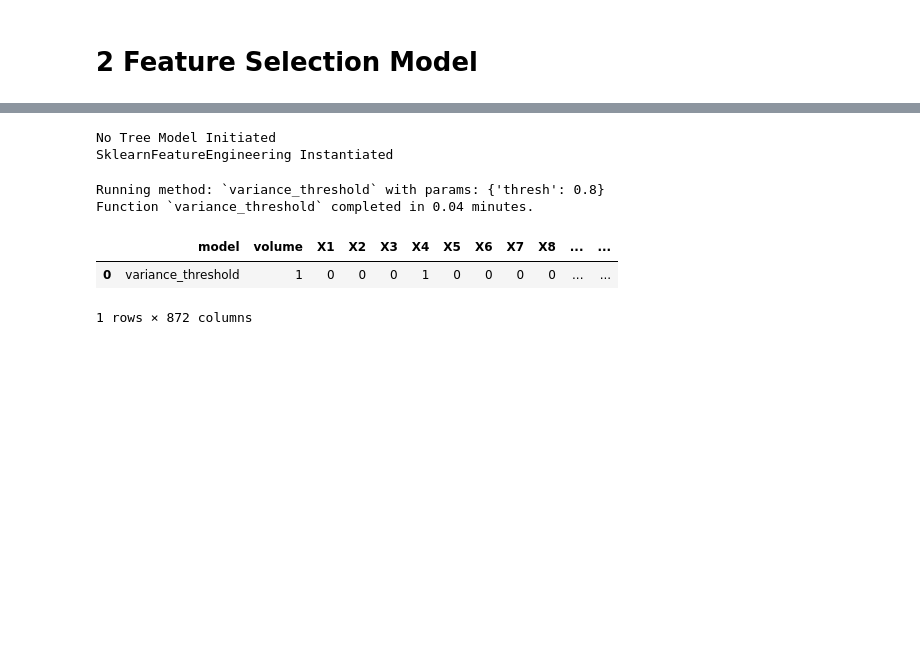
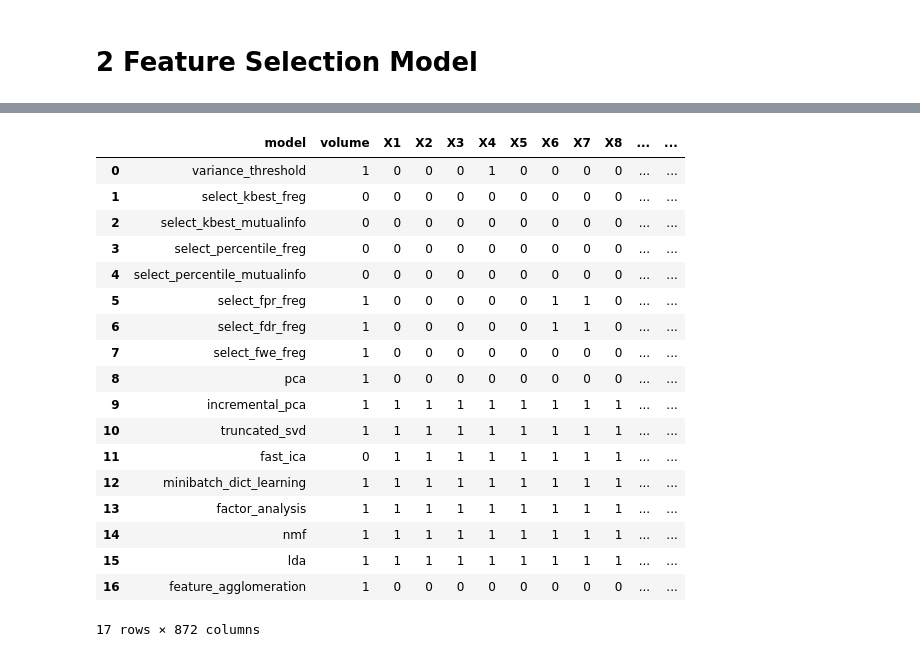
Before and after one commit to ryantjx/kaggle, a Jupyter notebook: drw-cryptomarketprediction2025/kaggle/drw_1_featureengineering.ipynb, the cells around one changed output, grey strips where cells are left out. Cells and saved outputs as stored; diff of their text form; code cells hidden in the pictures; blank space fills up the shorter version.

Commit message:
Kaggle Notebook | drw_1_featureengineering | Version 16

```diff
--- a/drw-cryptomarketprediction2025/kaggle/drw_1_featureengineering.ipynb
+++ b/drw-cryptomarketprediction2025/kaggle/drw_1_featureengineering.ipynb
@@ -597,57 +894,23 @@ shape: (261_428, 871)
-# %%
-cpu_methods = {
-    '_variance_threshold':             {'thresh': 0.8},
-    # '_select_kbest_freg':              {'k': 30},
-    # '_select_kbest_mutualinfo':        {'k': 30},
-    # '_select_percentile_freg':         {'p': 10},
-    # '_select_percentile_mutualinfo':   {'p': 10},
-    # '_select_fpr_freg':                {'alpha': 0.05},
-    # '_select_fdr_freg':                {'alpha': 0.05},
-    # '_select_fwe_freg':                {'alpha': 0.05},
-    # '_pca':                            {'n_components': 0.95},
-    # '_incremental_pca':                {'n_components': 87},
-    # '_truncated_svd':                  {'n_components': 87},
-    # '_fast_ica':                       {'n_components': 87},
-    # '_sparse_pca':                     {'n_components': 87},
-    # '_minibatch_sparse_pca':           {'n_components': 87},
-    # '_dict_learning':                  {'n_components': 87},
-    # '_minibatch_dict_learning':        {'n_components': 87},
-    # '_factor_analysis':                {'n_components': 87},
-    # '_nmf':                            {'n_components': 50},
-    # '_lda':                            {'n_components': 50},
-    # '_gaussian_random_projection':     {'n_components': 174},
-    # '_sparse_random_projection':       {'n_components': 174},
-    # '_feature_agglomeration':          {'n_clusters': 30},
-}
-
-gpu_methods = {
-    '_rfe_xgb':                        {'n_features': 30},
-    '_rfecv_xgb':                      {'cv': 10},
-    '_select_from_model_tree':         {'threshold': 'median'},
-    '_sequential_tree':                {
-        'n_features': 30,
-        'direction': 'forward',
-        'cv': 10,
-        'n_jobs': -1
-    },
-}
-
-fe_regression = SklearnFeatureEngineeringRegression(
-    X = X.drop(["timestamp"]).to_pandas(),
-    y = y.to_pandas(),
-    use_gpu=False  # Set to True if you want to use GPU
-)
-fe_regression.run(methods=cpu_methods)
-# fe_regression.run(methods=["_variance_threshold"])
-# %% [output]
-No Tree Model Initiated
-SklearnFeatureEngineering Instantiated
-Running method: `variance_threshold` with params: {'thresh': 0.8}
-Function `variance_threshold` completed in 0.04 minutes.
 # %%
-fe_regression.get_results()
+fe_selection_regression.get_results()
 # %% [output]
 |  | model | volume | X1 | X2 | X3 | X4 | X5 | X6 | X7 | X8 | ... | ... |
 | 0 | variance_threshold | 1 | 0 | 0 | 0 | 1 | 0 | 0 | 0 | 0 | ... | ... |
+| 1 | select_kbest_freg | 0 | 0 | 0 | 0 | 0 | 0 | 0 | 0 | 0 | ... | ... |
+| 2 | select_kbest_mutualinfo | 0 | 0 | 0 | 0 | 0 | 0 | 0 | 0 | 0 | ... | ... |
+| 3 | select_percentile_freg | 0 | 0 | 0 | 0 | 0 | 0 | 0 | 0 | 0 | ... | ... |
+| 4 | select_percentile_mutualinfo | 0 | 0 | 0 | 0 | 0 | 0 | 0 | 0 | 0 | ... | ... |
+| 5 | select_fpr_freg | 1 | 0 | 0 | 0 | 0 | 0 | 1 | 1 | 0 | ... | ... |
+| 6 | select_fdr_freg | 1 | 0 | 0 | 0 | 0 | 0 | 1 | 1 | 0 | ... | ... |
+| 7 | select_fwe_freg | 1 | 0 | 0 | 0 | 0 | 0 | 0 | 0 | 0 | ... | ... |
+| 8 | pca | 1 | 0 | 0 | 0 | 0 | 0 | 0 | 0 | 0 | ... | ... |
+| 9 | incremental_pca | 1 | 1 | 1 | 1 | 1 | 1 | 1 | 1 | 1 | ... | ... |
+| 10 | truncated_svd | 1 | 1 | 1 | 1 | 1 | 1 | 1 | 1 | 1 | ... | ... |
+| 11 | fast_ica | 0 | 1 | 1 | 1 | 1 | 1 | 1 | 1 | 1 | ... | ... |
+| 12 | minibatch_dict_learning | 1 | 1 | 1 | 1 | 1 | 1 | 1 | 1 | 1 | ... | ... |
+| 13 | factor_analysis | 1 | 1 | 1 | 1 | 1 | 1 | 1 | 1 | 1 | ... | ... |
+| 14 | nmf | 1 | 1 | 1 | 1 | 1 | 1 | 1 | 1 | 1 | ... | ... |
+| 15 | lda | 1 | 1 | 1 | 1 | 1 | 1 | 1 | 1 | 1 | ... | ... |
+| 16 | feature_agglomeration | 1 | 0 | 0 | 0 | 0 | 0 | 0 | 0 | 0 | ... | ... |
-1 rows × 872 columns
+17 rows × 872 columns
 # %%
```
Also changed, not shown: parts of 9 cells of this notebook.
